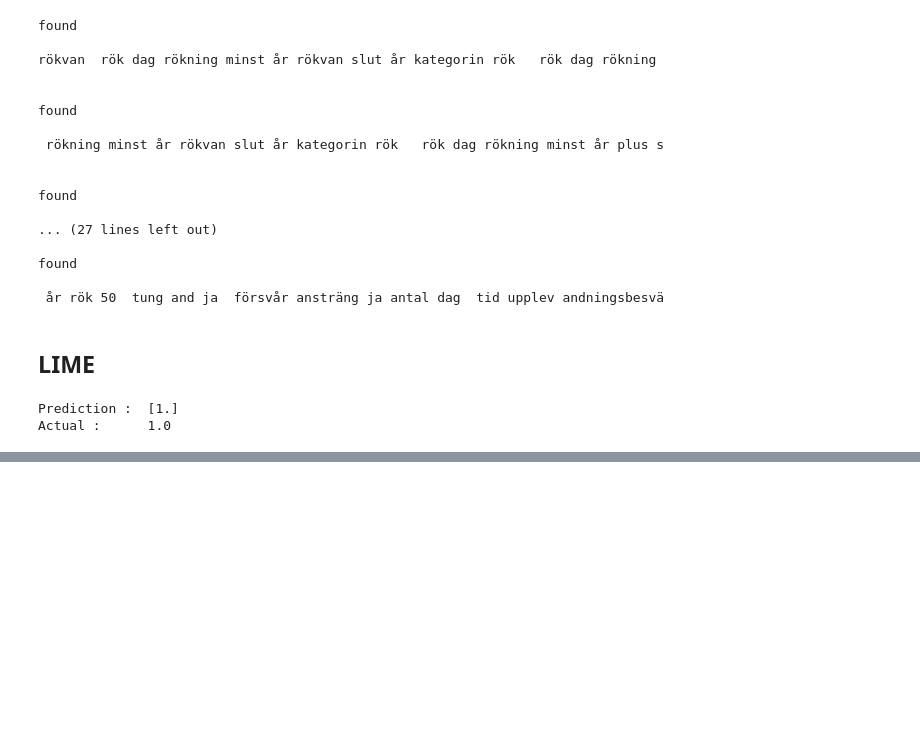
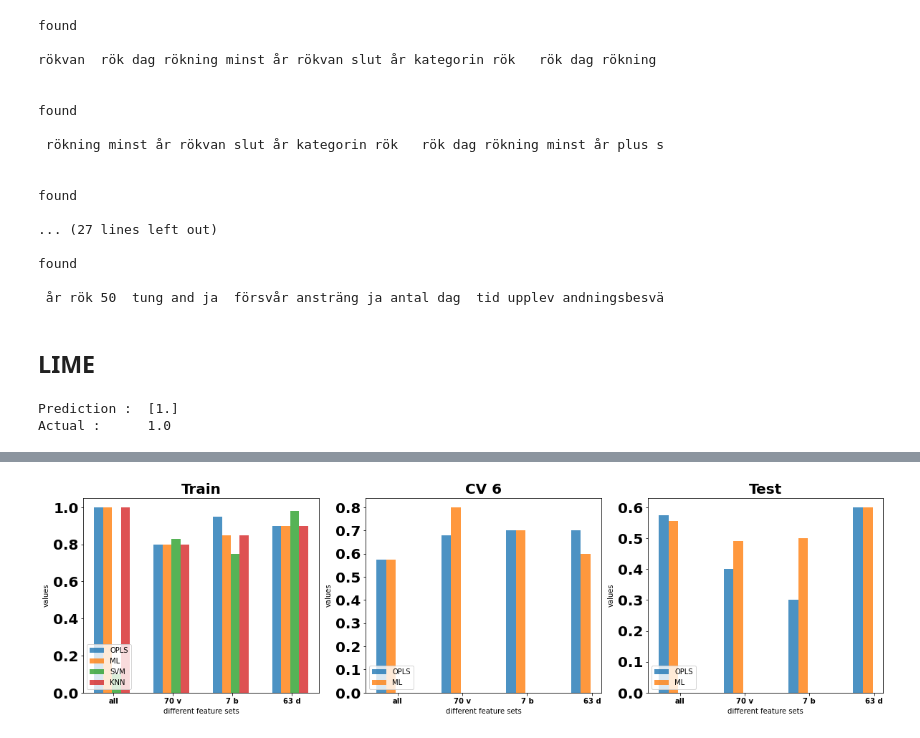
Before and after one commit to Ahmadsad/LungCancer, a Jupyter notebook: load_and_run_tfidf.ipynb, the cells around one changed output, grey strips where cells are left out. Drawn from its saved outputs; the diff is of its cells as text; code cells hidden in the pictures; blank space fills up the shorter version.

Commit message:
latest results

```diff
--- a/load_and_run_tfidf.ipynb
+++ b/load_and_run_tfidf.ipynb
@@ -446,0 +710,19 @@ explanation.show_in_notebook()
+# %%
+# rearange the dict of results to plot bars
+plot_dict = dict()
+for split in splits_names:
+    tmp_dict_approach = dict()
+
+    for approach_idx in range(len(approaches)):
+
+        df = pd.DataFrame(results[approaches[approach_idx]])
+
+        tmp_dict_set = dict()
+        for column in df.columns:
+            tmp_dict_set[column] = df.loc[split, column]
+
+        tmp_dict_approach[approaches[approach_idx]] = tmp_dict_set
+
+
+    plot_dict[split] = tmp_dict_approach
+plot_dict
@@ -447,25 +756,26 @@ explanation.show_in_notebook()
 # %%
+# i=0
 
-def plot_curves(dicts):
-    sets_names = ['Train', 'CV6', 'Test']
+plt.figure(figsize=(20,5))
 
-    plot_dicts = [pd.DataFrame(dicts[sets_names[0]]), pd.DataFrame(dicts[sets_names[1]]), pd.DataFrame(dicts[sets_names[2]])]
-    for l in range(len(plot_dicts)):
-        plot_single(plot_dicts[l], dicts['image named'], sets_names[l])
+for i in range(len(sets_names)):
+    set_name = sets_names[i]
+    result_df = pd.DataFrame(results[set_name])
 
-def plot_single(data, approaches, img_name):
-    plt.figure(figsize=(27,5))
-    for i in range(len(data.columns)):
-    # data for each cluster number
-    n_clus = data[data.columns[i]]
-    # minus 1 below, dont plot norm cut.
-    for ii in range(len(n_clus)-1):
-      plt.subplot(1, 4, ii+1)
-      plt.xticks(np.arange(len(approaches)), approaches, weight = 'bold')
-      plt.yticks(weight = 'bold', fontsize=20)
-      plt.bar(x = np.arange(len(approaches))+(i*0.25), height=n_clus[ii], width=0.25,label = data.columns[i], alpha=0.8)
-      plt.title('{}, {}'.format(img_name, n_clus.index[ii]), fontsize=20, weight = 'bold')
-      plt.legend(loc='lower left')
-      plt.ylabel('values')
-      plt.xlabel('approaches')
-  plt.show()
+    approaches = result_df.columns
+    variables = list(result_df[approach].index)
+
+    for ii in range(len(approaches)):
+        plt.subplot(1,3,i+1)
+        plt.xticks(np.arange(len(variables))+0.25, variables, weight = 'bold')
+        plt.yticks(weight = 'bold', fontsize=20)
+        plt.bar(x = np.arange(len(variables))+(ii*0.15), height=result_df[approaches[ii]], width=0.15, label = approaches[ii], alpha=0.8)
+        plt.title('{}'.format(set_name), fontsize=20, weight = 'bold')
+
+        plt.legend(loc='lower left')#bbox_to_anchor=(1., 1.))#)
+        plt.ylabel('values')
+        plt.xlabel('different feature sets')
+    # plt.tight_layout()
+
+plt.show()
+# %% [output]
@@ -471,0 +783 @@ def plot_single(data, approaches, img_name):
+[figure, added]
```
Also changed, not shown: parts of 26 cells of this notebook, 2 other files.
